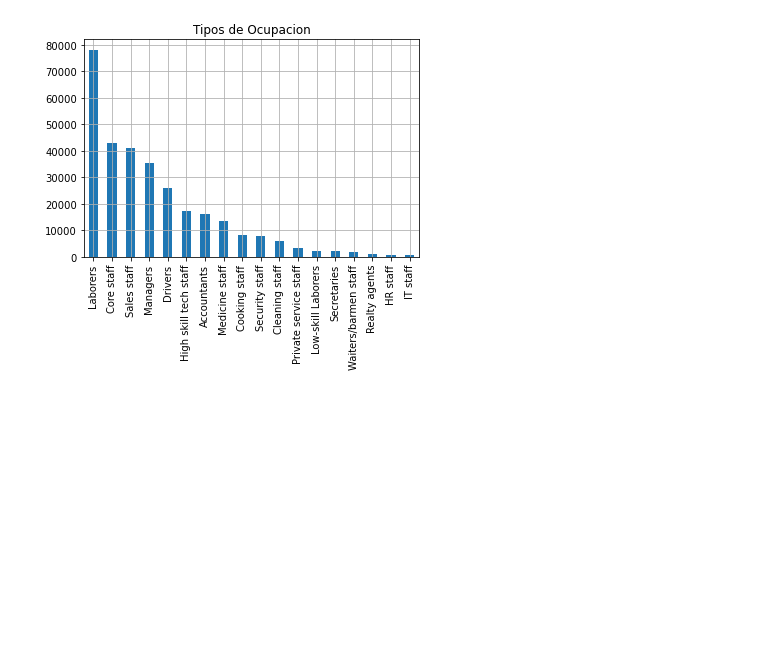
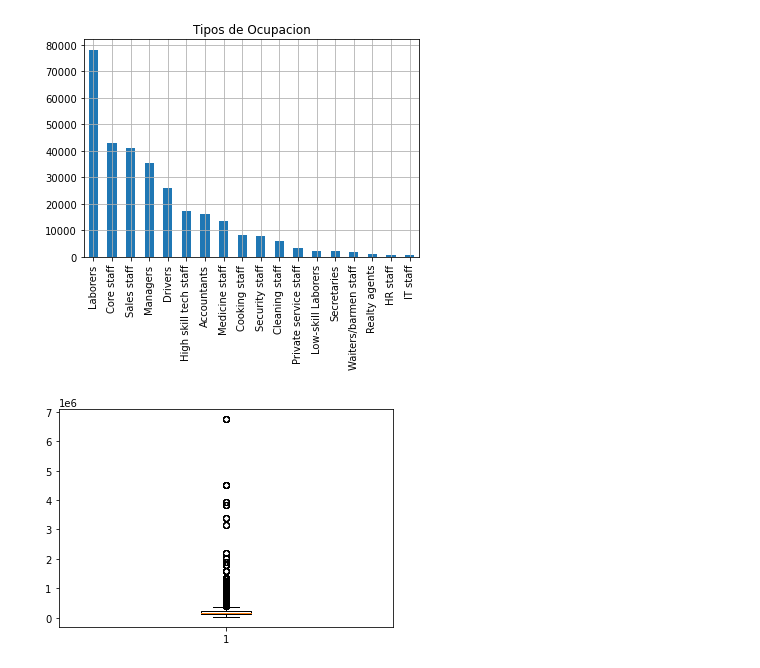
Before and after one commit to EdwinLeeRojasSacre/ML-DL, a Jupyter notebook: Credit Card Approval Prediction/Credit-Card.ipynb, the cells around one changed output. Drawn from its saved outputs; the diff is of its cells as text; code cells hidden in the pictures; blank space fills up the shorter version.

```diff
--- a/Credit Card Approval Prediction/Credit-Card.ipynb
+++ b/Credit Card Approval Prediction/Credit-Card.ipynb
@@ -231,3 +231,7 @@ plot = df['OCCUPATION_TYPE'].value_counts().plot(kind='bar',title='Tipos de Ocup
 plot.grid()
 # %% [output]
 [figure]
+# %%
+x=plt.boxplot( df['AMT_INCOME_TOTAL'], )
+# %% [output]
+[figure, added]
```
Also changed, not shown: 1 other file.
